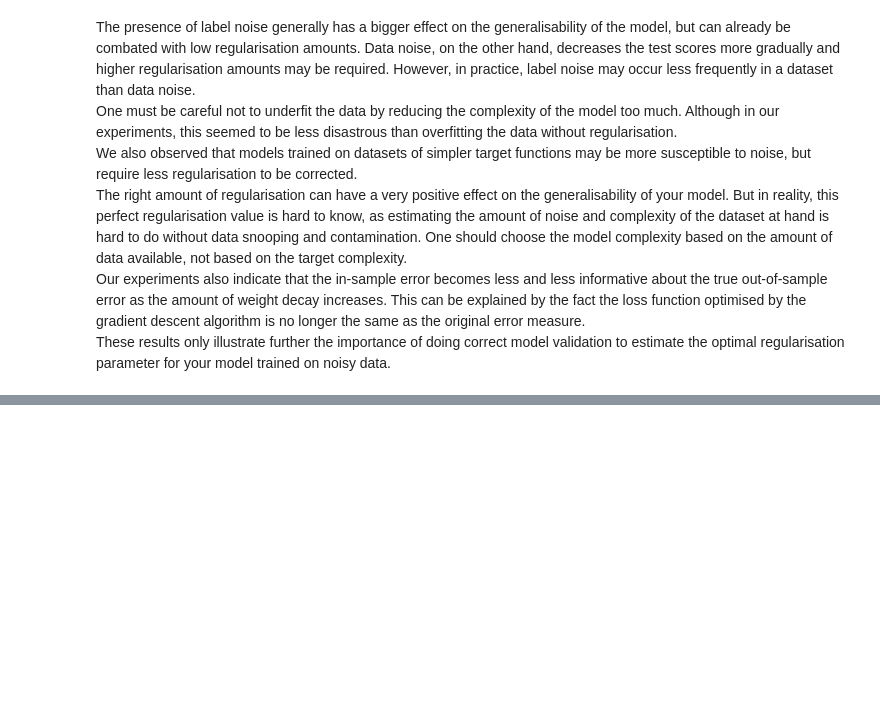
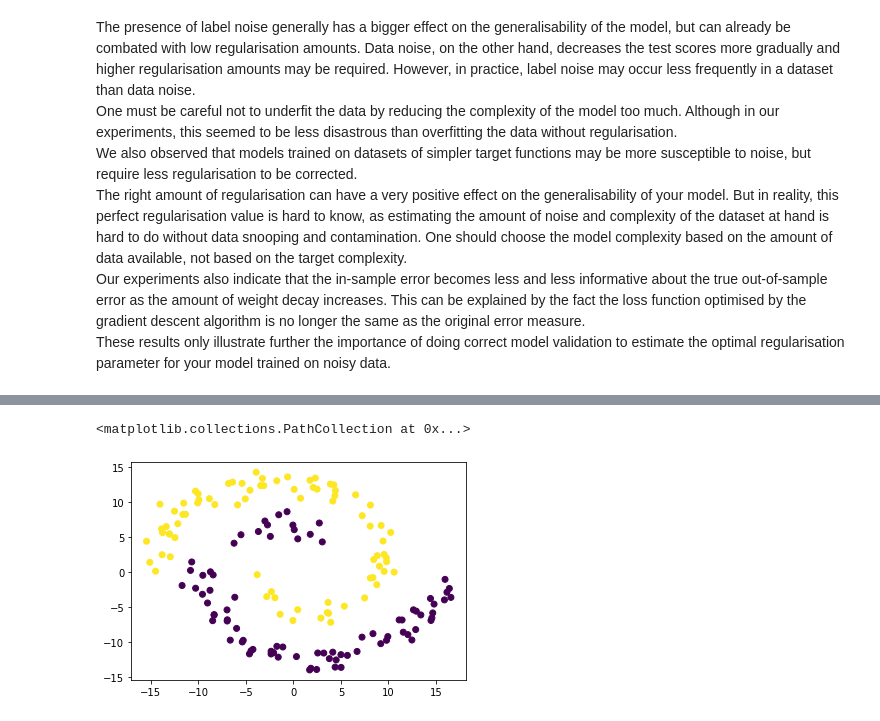
Before and after one commit to WardGauderis/SFML, a Jupyter notebook: main.ipynb, the cells around one changed output, grey strips where cells are left out. Saved outputs shown, nothing was run; the diff lists cells and outputs as text; code cells hidden in the pictures; blank space fills up the shorter version.

```diff
--- a/main.ipynb
+++ b/main.ipynb
@@ -450,0 +606,5 @@ These results only illustrate further the importance of doing correct model vali
+# %%
+plt.scatter(X_test[:, 0], X_test[:, 1], c=y_test)
+# %% [output]
+<matplotlib.collections.PathCollection at 0x...>
+[figure, added]
```
Also changed, not shown: parts of 62 cells of this notebook.
